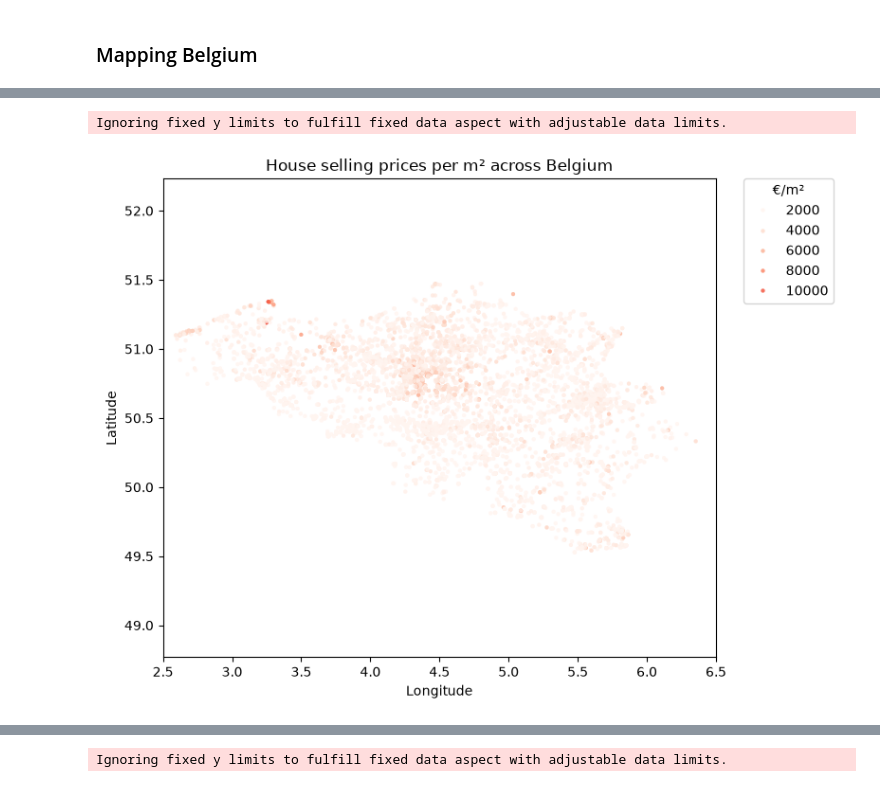
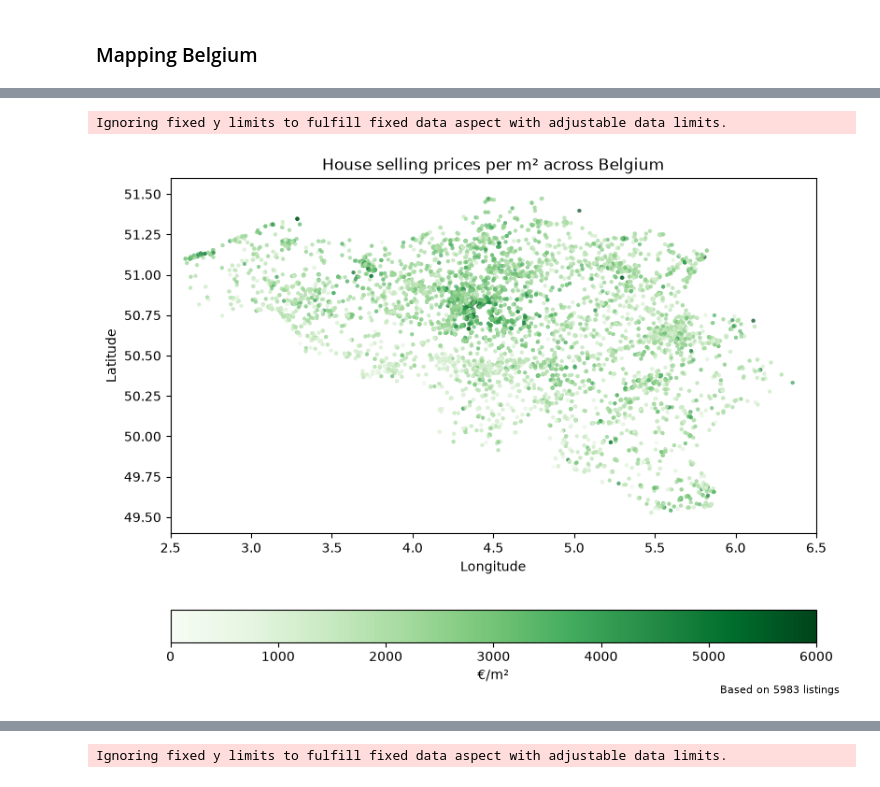
Before and after one commit to Gunay-Bayramova/immoeliza_data_analysis, a Jupyter notebook: Analysis/soo_notebook.ipynb, the cells around one changed output, grey strips where cells are left out. Saved outputs shown, nothing was run; the diff lists cells and outputs as text; code cells hidden in the pictures.

Commit message:
Added m2 price visuals

```diff
--- a/Analysis/soo_notebook.ipynb
+++ b/Analysis/soo_notebook.ipynb
@@ -249,40 +269,66 @@ plt.show()
 # %%
 # Sale - House - price per square meter
-COMMON_MIN = 2000
-COMMON_MAX = 16000
+from matplotlib.colors import Normalize
+import math
+
+# COMMON_MIN = 2000
+# COMMON_MAX = 16000
 
 df_sale_house = df_sale[df_sale["property_type"] == "House"].copy()
 df_sale_house["price_per_m2"] = df_sale_house["price"] / df_sale_house["livable_surface"]
-# min_bound = df_sale_house["price_per_m2"].quantile(0.05)
-# max_bound = df_sale_house["price_per_m2"].quantile(0.95)
-min_bound = COMMON_MIN
-max_bound = COMMON_MAX
+
+df_sale_apt = df_sale[df_sale["property_type"] == "Appartment"].copy()
+df_sale_apt["price_per_m2"] = df_sale_apt["price"] / df_sale_apt["livable_surface"]
+
+combined_price_m2 = pd.concat([
+    df_sale_house["price_per_m2"],
+    df_sale_apt["price_per_m2"]
+]).dropna()
+
+COMMON_MIN = math.floor(combined_price_m2.quantile(0.02) / 1000) * 1000
+COMMON_MAX = math.ceil(combined_price_m2.quantile(0.98) / 1000) * 1000
+
+norm = Normalize(vmin=COMMON_MIN, vmax=COMMON_MAX)
+df_sale_house_plot = df_sale_house[
+    df_sale_house["price_per_m2"].between(COMMON_MIN, COMMON_MAX)
+].copy()
 
 plt.figure(figsize=(8, 6))
 
-sns.scatterplot(
-    data=df_sale_house,
+ax = sns.scatterplot(
+    data=df_sale_house_plot,
     x="longitude",
     y="latitude",
     hue="price_per_m2",
-    palette="Reds",
+    palette="Greens",
     s=8,
-    alpha=0.8,
+    alpha=0.7,
     edgecolor=None,
-    hue_norm=(min_bound, max_bound)
+    hue_norm=norm,
+    legend=False
 )
 
-plt.title("House selling prices per m² across Belgium")
+sm = plt.cm.ScalarMappable(cmap="Greens", norm=norm)
+
+plt.colorbar(sm, ax=ax, label="€/m²", orientation="horizontal")
+# plt.title("House selling prices per m² across Belgium")
+plt.title(f"House selling prices per m² across Belgium")
+plt.figtext(
+    0.99,
+    0.02,
+    f"Based on {len(df_sale_house_plot)} listings",
+    ha="right",
+    fontsize=8
+)
 plt.xlabel("Longitude")
 plt.ylabel("Latitude")
-plt.legend(title="€/m²", bbox_to_anchor=(1.05, 1), loc="upper left", borderaxespad=0)
 plt.axis("equal")
 plt.tight_layout()
 plt.xlim(2.5, 6.5)
 plt.ylim(49.5, 51.5)
 plt.show()
 # %% [output]
 Ignoring fixed y limits to fulfill fixed data aspect with adjustable data limits.
-[figure, old version]
+[figure, new version]
 # %%
 # Sale - Appartment - price per square meter
```
Also changed, not shown: parts of 8 cells of this notebook, 2 other files.
